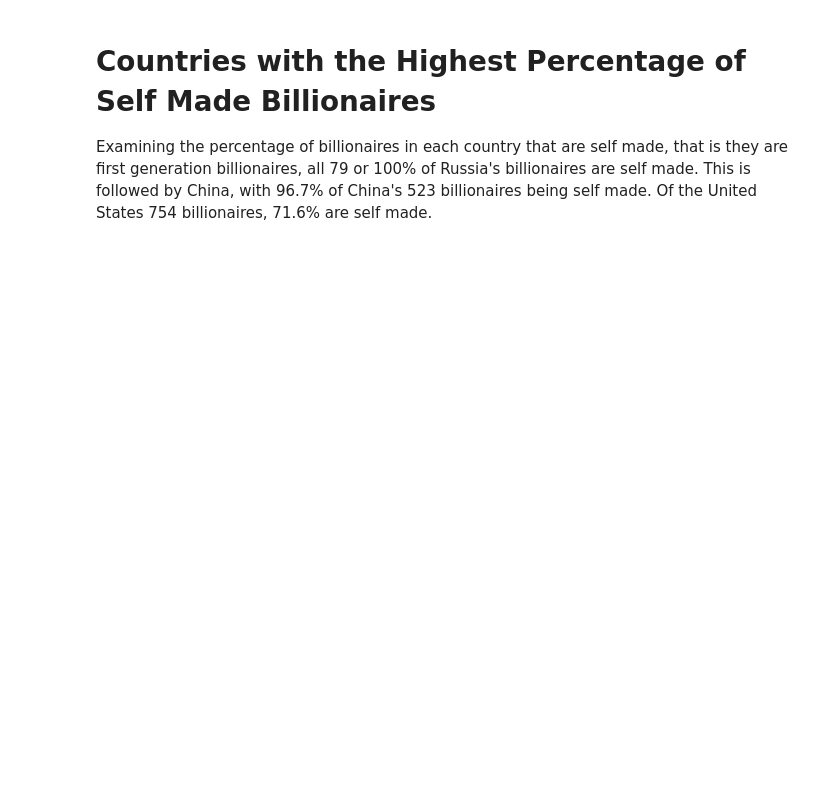
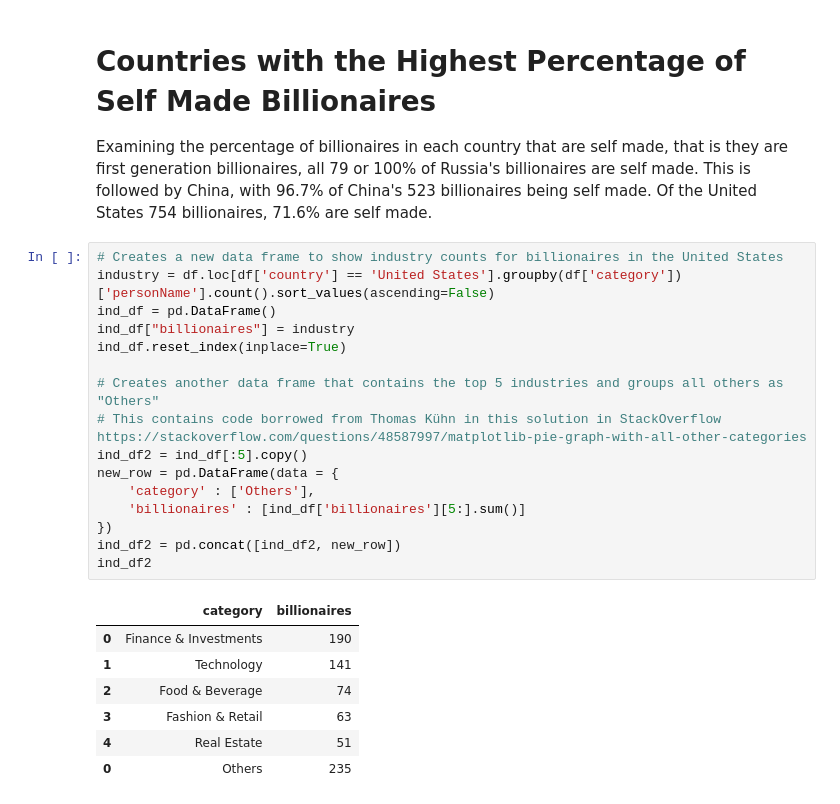
Before and after one commit to dantstephens/project_1, a Jupyter notebook: Stephens_Billionaires.ipynb, the cells around one changed output. Drawn from its saved outputs; the diff is of its cells as text; blank space fills up the shorter version.

```diff
--- a/Stephens_Billionaires.ipynb
+++ b/Stephens_Billionaires.ipynb
@@ -255,3 +259,27 @@ plt.savefig("output_data/country_self.png")
 # Countries with the Highest Percentage of Self Made Billionaires
 
 Examining the percentage of billionaires in each country that are self made, that is they are first generation billionaires, all 79 or 100% of Russia's billionaires are self made. This is followed by China, with 96.7% of China's 523 billionaires being self made. Of the United States 754 billionaires, 71.6% are self made.
+# %%
+# Creates a new data frame to show industry counts for billionaires in the United States
+industry = df.loc[df['country'] == 'United States'].groupby(df['category'])['personName'].count().sort_values(ascending=False)
+ind_df = pd.DataFrame()
+ind_df["billionaires"] = industry
+ind_df.reset_index(inplace=True)
+
+# Creates another data frame that contains the top 5 industries and groups all others as "Others"
+# This contains code borrowed from Thomas Kühn in this solution in StackOverflow https://stackoverflow.com/questions/48587997/matplotlib-pie-graph-with-all-other-categories
+ind_df2 = ind_df[:5].copy()
+new_row = pd.DataFrame(data = {
+    'category' : ['Others'],
+    'billionaires' : [ind_df['billionaires'][5:].sum()]
+})
+ind_df2 = pd.concat([ind_df2, new_row])
+ind_df2
+# %% [output]
+|  | category | billionaires |
+| 0 | Finance & Investments | 190 |
+| 1 | Technology | 141 |
+| 2 | Food & Beverage | 74 |
+| 3 | Fashion & Retail | 63 |
+| 4 | Real Estate | 51 |
+| 0 | Others | 235 |
```
Also changed, not shown: parts of 6 cells of this notebook.
